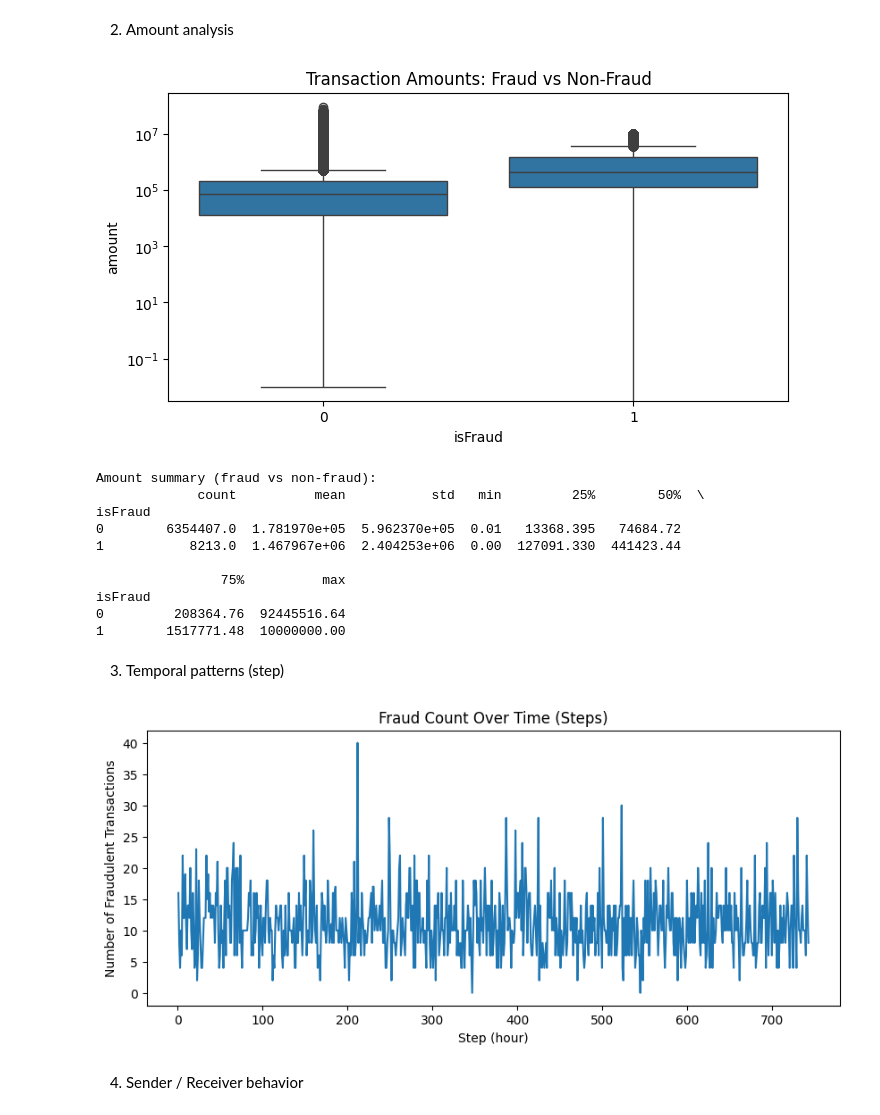
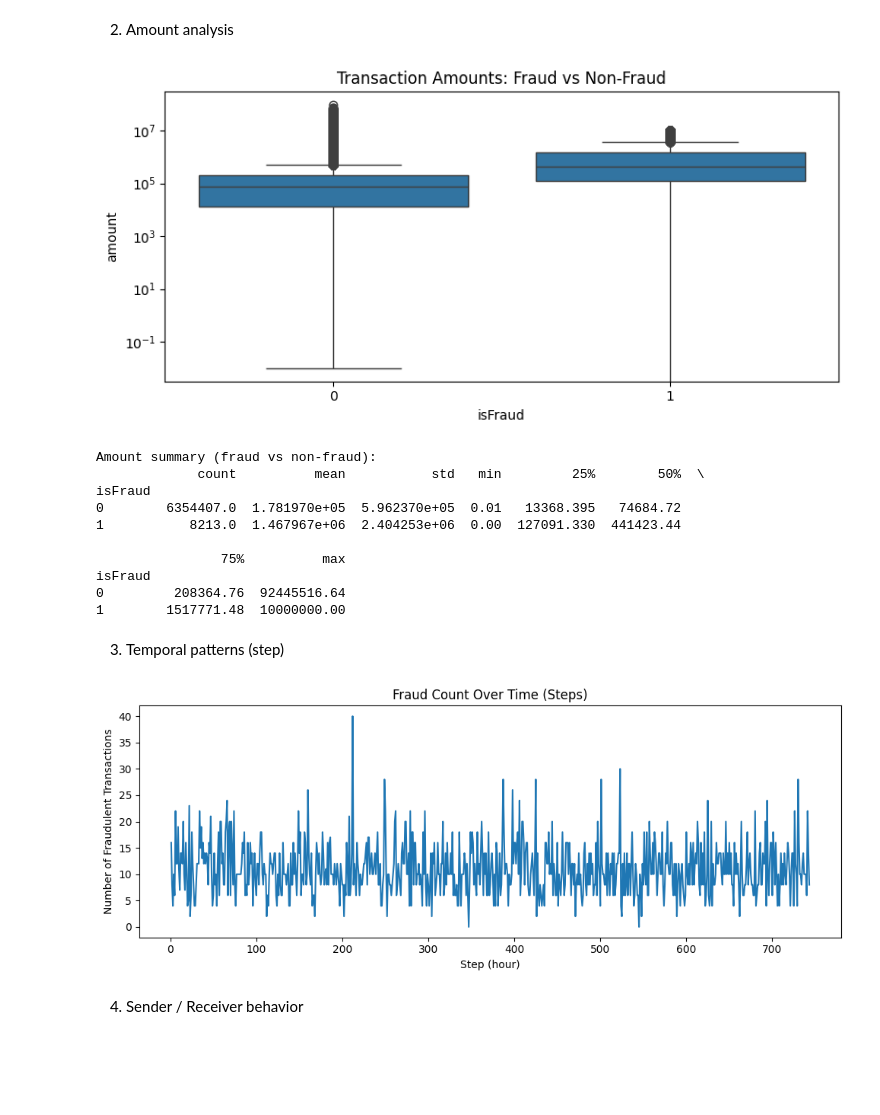
Before and after one commit to jl5045/DSA4263, a Jupyter notebook: notebooks/0_EDA.ipynb, the cells around one changed output. Drawn from its saved outputs; the diff is of its cells as text; code cells hidden in the pictures; blank space fills up the shorter version.

```diff
--- a/notebooks/0_EDA.ipynb
+++ b/notebooks/0_EDA.ipynb
@@ -186,14 +194,17 @@ Name: isFraud, dtype: float64
 # %%
 plt.figure(figsize=(8,4))
 sns.boxplot(x='isFraud', y='amount', data=df)
 plt.yscale('log')  # amounts vary a lot
 plt.title("Transaction Amounts: Fraud vs Non-Fraud")
+plt.tight_layout()
+# Save to plots directory
+plt.savefig('../plots/eda_transaction_amounts_fraud_vs_nonfraud.png')
 plt.show()
 
 print("\nAmount summary (fraud vs non-fraud):")
 print(df.groupby('isFraud')['amount'].describe())
 # %% [output]
-[figure, old version]
+[figure, new version]
 Amount summary (fraud vs non-fraud):
              count          mean           std   min         25%        50%  \
 isFraud
@@ -212,9 +223,12 @@ df.groupby('step')['isFraud'].sum().plot()
 plt.title("Fraud Count Over Time (Steps)")
 plt.xlabel("Step (hour)")
 plt.ylabel("Number of Fraudulent Transactions")
+plt.tight_layout()
+# Save to plots directory
+plt.savefig('../plots/eda_fraud_count_over_time_steps.png')
 plt.show()
 # %% [output]
-[figure, old version]
+[figure, new version]
 # %% [markdown]
 4. Sender / Receiver behavior
 # %%
```
Also changed, not shown: parts of 6 cells of this notebook, 16 other files.
